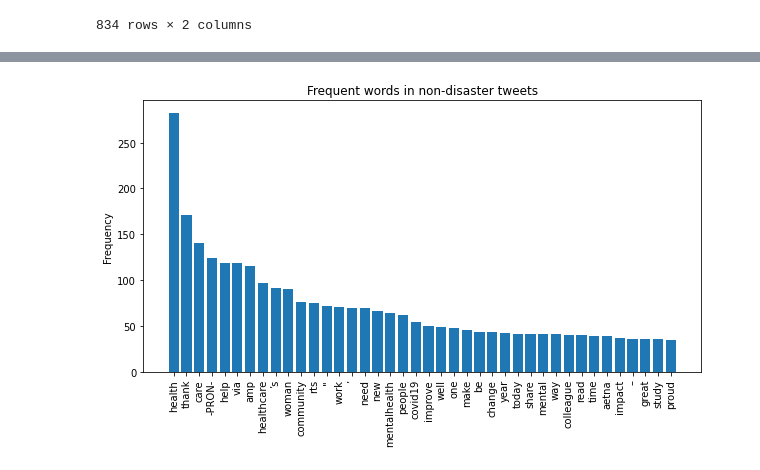
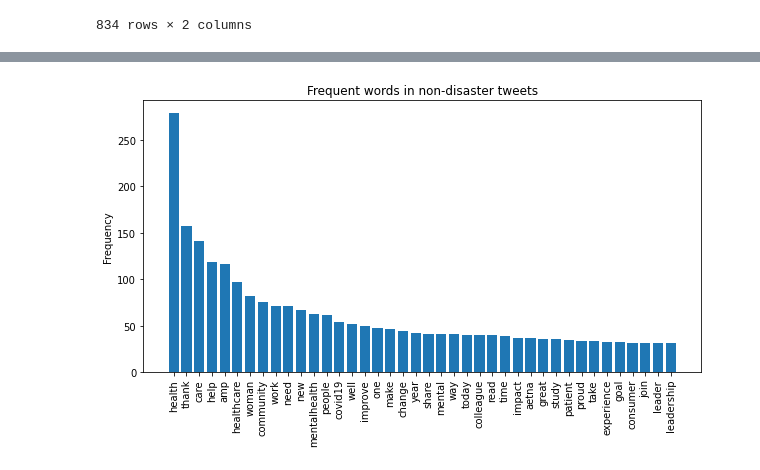
Before and after one commit to canantu/Data_Analytics_Portfolio, a Jupyter notebook: Tweet_Data_Analysis.ipynb, the cells around one changed output, grey strips where cells are left out. Cells and saved outputs as stored; diff of their text form; code cells hidden in the pictures.

```diff
--- a/Tweet_Data_Analysis.ipynb
+++ b/Tweet_Data_Analysis.ipynb
@@ -99,10 +99,12 @@ df
 | 832 | 2017-08-23 20:16:12+00:00 | proud efforts combat opioid epide... |
 | 833 | 2017-08-23 00:04:07+00:00 | excited join online conversation ... |
 834 rows × 2 columns
+# %%
+punc = '!"#$%&\'()*+,-./:;<=>?@[\\]^_`{|}~´’<>°≤‘±–“”'
 # %%
 def remove_punctuation(text):
 
-    translator = str.maketrans('', '', string.punctuation)
+    translator = str.maketrans('', '', punc)
     return text.translate(translator)
 # %%
 df['tweet_text'] = df['tweet_text'].apply(remove_punctuation)
@@ -124,7 +126,7 @@ df
 # %%
 ## removing specific unusefull words...
 def remove_words(text):
-    word_pattern = re.compile('pm\s|pm$|am\s|am$|tbt\s|tbt$|rt\s|rt$|gmt\s|gmt$|pt\s|pt$|')
+    word_pattern = re.compile('pm\s|pm$|am\s|am$|tbt\s|tbt$|rt\s|rt$|rts\s|rts$|gmt\s|gmt$|pt\s|pt$|')
     return word_pattern.sub(r'',text)
 # %%
 df['tweet_text']=df['tweet_text'].apply(lambda x: remove_words(x))
@@ -191,18 +193,18 @@ df_nlp
 | 833 | 2017-08-23 00:04:07+00:00 | excited join online conversation ... | excited join online conversation ... |
 834 rows × 3 columns
 # %%
-corpus=[]
+corpus_lemma=[]
 for sent in df_nlp['lemma']:
     for word in sent.split():
-        corpus.append(word)
+        corpus_lemma.append(word)
 # %%
-word_counts = Counter(corpus).most_common(40)
-dict_word = dict(word_counts)
+word_counts_lemma = Counter(corpus_lemma).most_common(40)
+dict_word_lemma = dict(word_counts_lemma)
 plt.figure(figsize=(10,5))
-plt.bar(dict_word.keys(), dict_word.values())
+plt.bar(dict_word_lemma.keys(), dict_word_lemma.values())
 plt.title('Frequent words in non-disaster tweets')
 plt.ylabel('Frequency')
 plt.xticks(rotation=90)
 plt.show()
 # %% [output]
-[figure, old version]
+[figure, new version]
```
Also changed, not shown: parts of 9 cells of this notebook.
